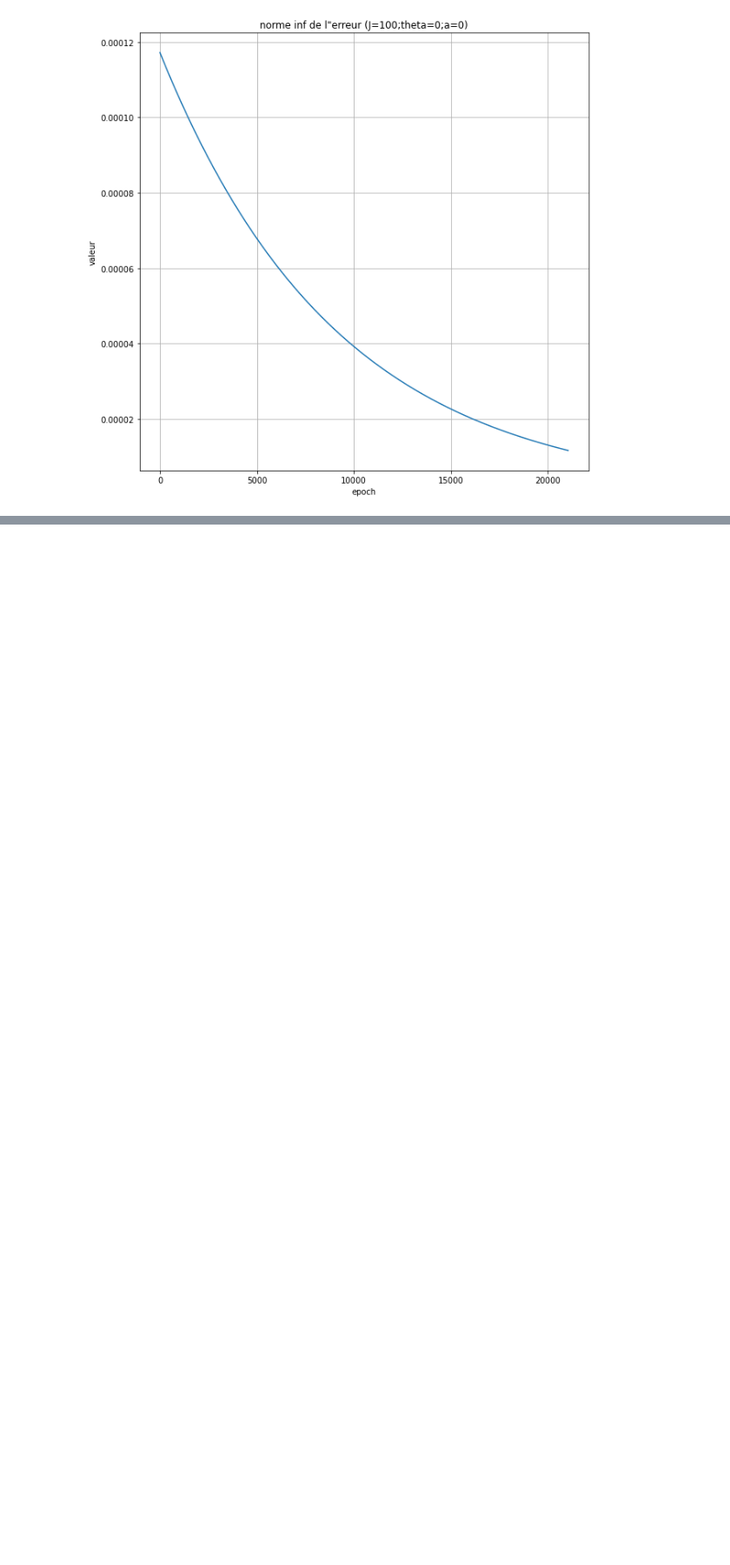
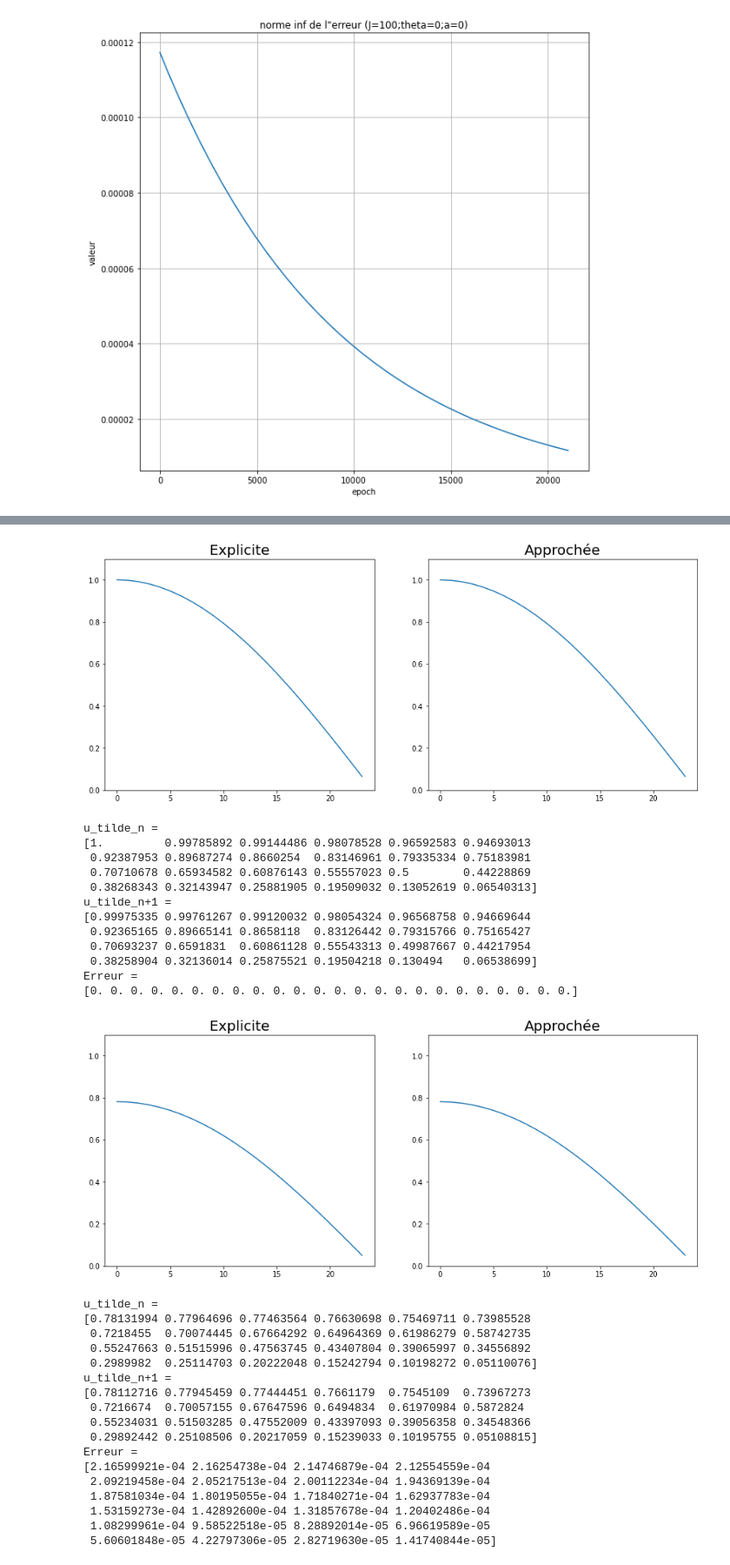
Before and after one commit to BenjaminDeporte/TP1_calcul_scientifique, a Jupyter notebook: NB_TP1_CS.ipynb, the cells around one changed output, grey strips where cells are left out. Shown: that part at 87% size. Drawn from its saved outputs; the diff is of its cells as text; code cells hidden in the pictures; blank space fills up the shorter version.

```diff
--- a/NB_TP1_CS.ipynb
+++ b/NB_TP1_CS.ipynb
@@ -229,0 +369,3 @@ delta_t = 2.5e-05
+# %%
+# moteur
+vect_err = np.zeros((2*J))
@@ -229,0 +376,5 @@ delta_t = 2.5e-05
+# %%
+# init
+param1 = -(math.pi**2/4+a)
+u_tilde_n = u_tilde_init
+err_over_time = []
@@ -229,0 +388,67 @@ delta_t = 2.5e-05
+# %%
+def affiche_courbes(u_explicite,u_tilde_nplusun,delta_x):
+    axe_x = [x for x in range(u_explicite.shape[0])]
+    fig = plt.figure(figsize=(15,6))
+    ax = fig.add_subplot(1,2,1)
+    ax.plot(axe_x, u_explicite)
+    ax.set_title("Explicite", fontsize=20)
+    ax.set_ylim([0.0,1.1])
+    ax = fig.add_subplot(1,2,2)
+    ax.plot(axe_x, u_tilde_nplusun)
+    ax.set_title("Approchée", fontsize=20)
+    ax.set_ylim([0.0,1.1])
+    plt.show()
+# %%
+# moteur
+for t in range(N):
+
+    # calcule solution explicite
+    t_reel = t/N
+    param2 = np.exp(param1*t_reel)
+    u_explicite = np.array([np.cos(np.pi/2*(x*(delta_x/2)))*param2 for x in range(0,2*J)])
+
+    u_tilde_nplusun = np.linalg.solve(mat_u_nplusun,np.matmul(mat_u_n,u_tilde_n))
+    inter_aff = int(N/10)
+    if t%inter_aff==0:
+        affiche_courbes(u_explicite,u_tilde_nplusun,delta_x)
+        print("u_tilde_n = ")
+        print(u_tilde_n)
+        print("u_tilde_n+1 = ")
+        print(u_tilde_nplusun)
+        print("Erreur =")
+        print(vect_err)
+    vect_err = u_explicite - u_tilde_nplusun
+    err_over_time = np.append(err_over_time,(np.abs(vect_err)).max())
+    u_tilde_n = u_tilde_nplusun
+# %% [output]
+[figure, added]
+u_tilde_n =
+[1.         0.99785892 0.99144486 0.98078528 0.96592583 0.94693013
+ 0.92387953 0.89687274 0.8660254  0.83146961 0.79335334 0.75183981
+ 0.70710678 0.65934582 0.60876143 0.55557023 0.5        0.44228869
+ 0.38268343 0.32143947 0.25881905 0.19509032 0.13052619 0.06540313]
+u_tilde_n+1 =
+[0.99975335 0.99761267 0.99120032 0.98054324 0.96568758 0.94669644
+ 0.92365165 0.89665141 0.8658118  0.83126442 0.79315766 0.75165427
+ 0.70693237 0.6591831  0.60861128 0.55543313 0.49987667 0.44217954
+ 0.38258904 0.32136014 0.25875521 0.19504218 0.130494   0.06538699]
+Erreur =
+[0. 0. 0. 0. 0. 0. 0. 0. 0. 0. 0. 0. 0. 0. 0. 0. 0. 0. 0. 0. 0. 0. 0. 0.]
+[figure, added]
+u_tilde_n =
+[0.78131994 0.77964696 0.77463564 0.76630698 0.75469711 0.73985528
+ 0.7218455  0.70074445 0.67664292 0.64964369 0.61986279 0.58742735
+ 0.55247663 0.51515996 0.47563745 0.43407804 0.39065997 0.34556892
+ 0.2989982  0.25114703 0.20222048 0.15242794 0.10198272 0.05110076]
+u_tilde_n+1 =
+[0.78112716 0.77945459 0.77444451 0.7661179  0.7545109  0.73967273
+ 0.7216674  0.70057155 0.67647596 0.6494834  0.61970984 0.5872824
+ 0.55234031 0.51503285 0.47552009 0.43397093 0.39056358 0.34548366
+ 0.29892442 0.25108506 0.20217059 0.15239033 0.10195755 0.05108815]
+Erreur =
+[2.16599921e-04 2.16254738e-04 2.14746879e-04 2.12554559e-04
+ 2.09219458e-04 2.05217513e-04 2.00112234e-04 1.94369139e-04
+ 1.87581034e-04 1.80195055e-04 1.71840271e-04 1.62937783e-04
+ 1.53159273e-04 1.42892600e-04 1.31857678e-04 1.20402486e-04
+ 1.08299961e-04 9.58522518e-05 8.28892014e-05 6.96619589e-05
+ 5.60601848e-05 4.22797306e-05 2.82719630e-05 1.41740844e-05]
```
Also changed, not shown: parts of 29 cells of this notebook.
